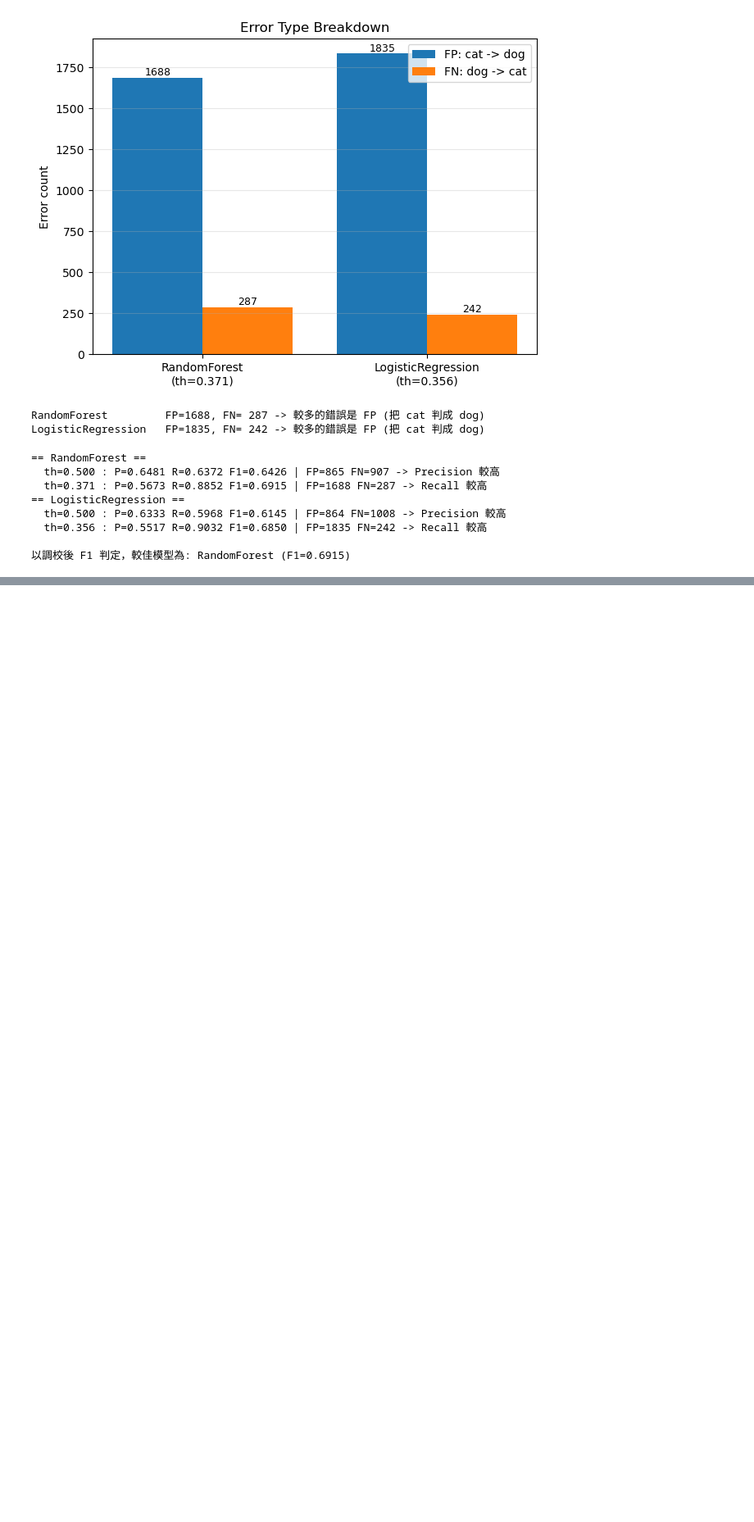
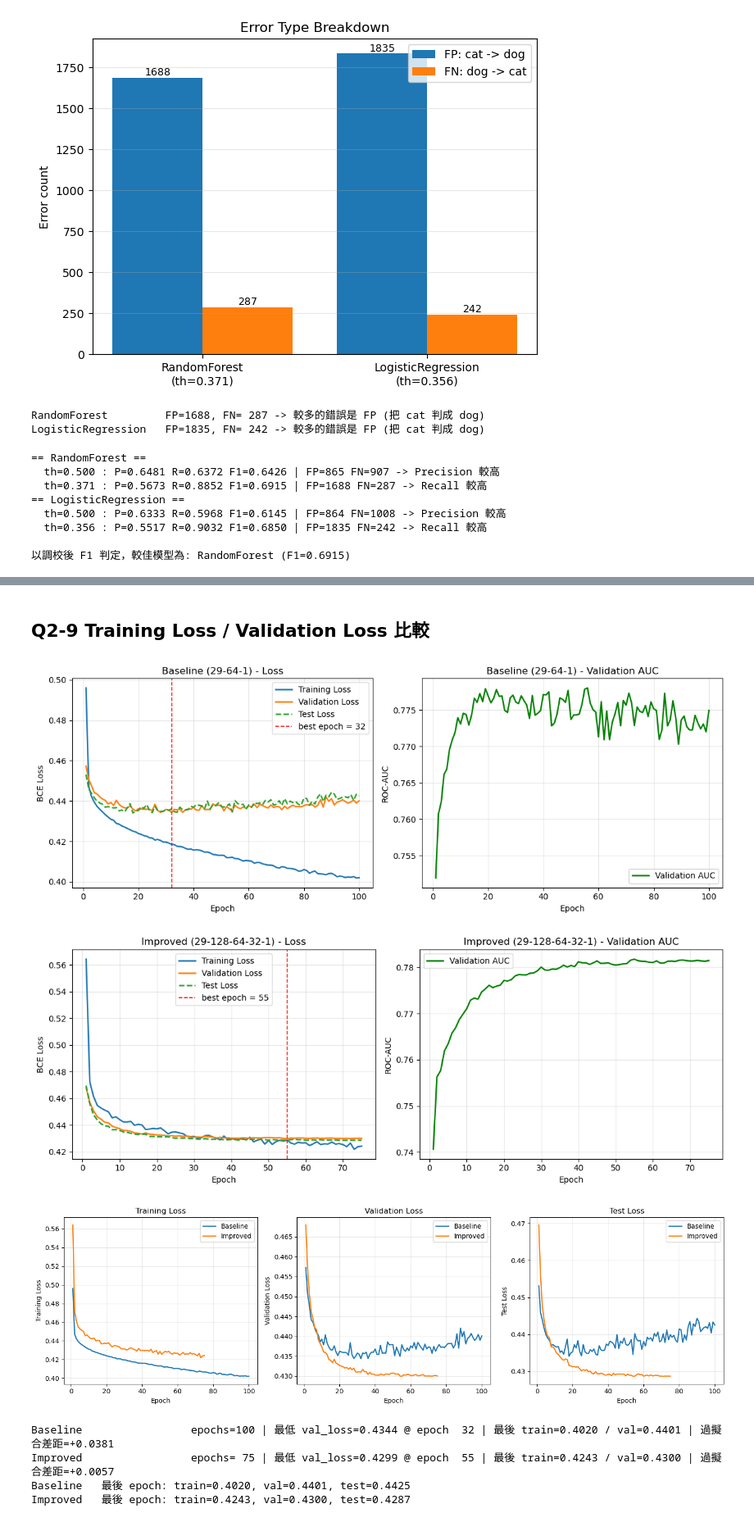
Before and after one commit to Alan93224/MMIP, a Jupyter notebook: week2/main.ipynb, the cells around one changed output, grey strips where cells are left out. Shown at 82% size. Saved outputs shown, nothing was run; the diff lists cells and outputs as text; code cells hidden in the pictures; blank space fills up the shorter version.

```diff
--- a/week2/main.ipynb
+++ b/week2/main.ipynb
@@ -465,0 +692,10 @@ print(f'\n以調校後 F1 判定，較佳模型為: {win} (F1={cmp_tuned.loc[win
+# %%
+HIDDEN_DIMS = (128, 64, 32)   # 隱藏層神經元數
+DROPOUT = 0.3                 # 每層丟棄 30% 神經元
+USE_BATCHNORM = False         # 關閉 BatchNorm，避免一兩個 epoch 就收斂完
+EPOCHS = 100                  # 需求 >= 50
+BATCH_SIZE = 128
+LEARNING_RATE = 3e-4
+OPTIMIZER = 'adam'
+SCHEDULER = 'cosine'          # 學習率餘弦衰減
+PATIENCE = 20                 # 連續 20 個 epoch 沒進步就 early stopping
@@ -465,0 +708,17 @@ print(f'\n以調校後 F1 判定，較佳模型為: {win} (F1={cmp_tuned.loc[win
+# %%
+# 每次執行都重新建模，確保訓練是從隨機初始權重開始
+model_cc = q2.build_model(
+    input_dim=X_tr_s_cc.shape[1],
+    hidden_dims=HIDDEN_DIMS,
+    dropout=DROPOUT,
+    use_batchnorm=USE_BATCHNORM,
+    seed=RANDOM_STATE,
+)
+
+model_cc, history_cc = q2.train_model(
+    model_cc, X_tr_s_cc, y_tr_cc, X_va_s_cc, y_va_cc,
+    X_test=X_te_s_cc, y_test=y_te_cc,   # 只為了畫 Test Loss 曲線，不參與任何訓練決策
+    epochs=EPOCHS, batch_size=BATCH_SIZE, lr=LEARNING_RATE, weight_decay=1e-4,
+    optimizer_name=OPTIMIZER, scheduler_name=SCHEDULER, patience=PATIENCE,
+    seed=RANDOM_STATE, log_every=10,
+)
@@ -465,0 +743,21 @@ print(f'\n以調校後 F1 判定，較佳模型為: {win} (F1={cmp_tuned.loc[win
+# %% [markdown]
+## Q2-9 Training Loss / Validation Loss 比較
+# %%
+# 每個模型一張圖：Training / Validation / Test Loss 畫在同一張
+q2.plot_loss_curves(history_base_cc, title='Baseline (29-64-1)')
+q2.plot_loss_curves(history_cc, title='Improved (29-128-64-32-1)')
+
+# 兩模型疊圖比較：Training Loss / Validation Loss / Test Loss
+q2.plot_history_comparison({'Baseline': history_base_cc, 'Improved': history_cc})
+
+for nm, h in [('Baseline', history_base_cc), ('Improved', history_cc)]:
+    print(f'{nm:<10s} 最後 epoch: train={h["train_loss"][-1]:.4f}, '
+          f'val={h["val_loss"][-1]:.4f}, test={h["test_loss"][-1]:.4f}')
+# %% [output]
+[figure, added]
+[figure, added]
+[figure, added]
+Baseline                 epochs=100 | 最低 val_loss=0.4344 @ epoch  32 | 最後 train=0.4020 / val=0.4401 | 過擬合差距=+0.0381
+Improved                 epochs= 75 | 最低 val_loss=0.4299 @ epoch  55 | 最後 train=0.4243 / val=0.4300 | 過擬合差距=+0.0057
+Baseline   最後 epoch: train=0.4020, val=0.4401, test=0.4425
+Improved   最後 epoch: train=0.4243, val=0.4300, test=0.4287
```
Also changed, not shown: parts of 29 cells of this notebook, 7 other files.
